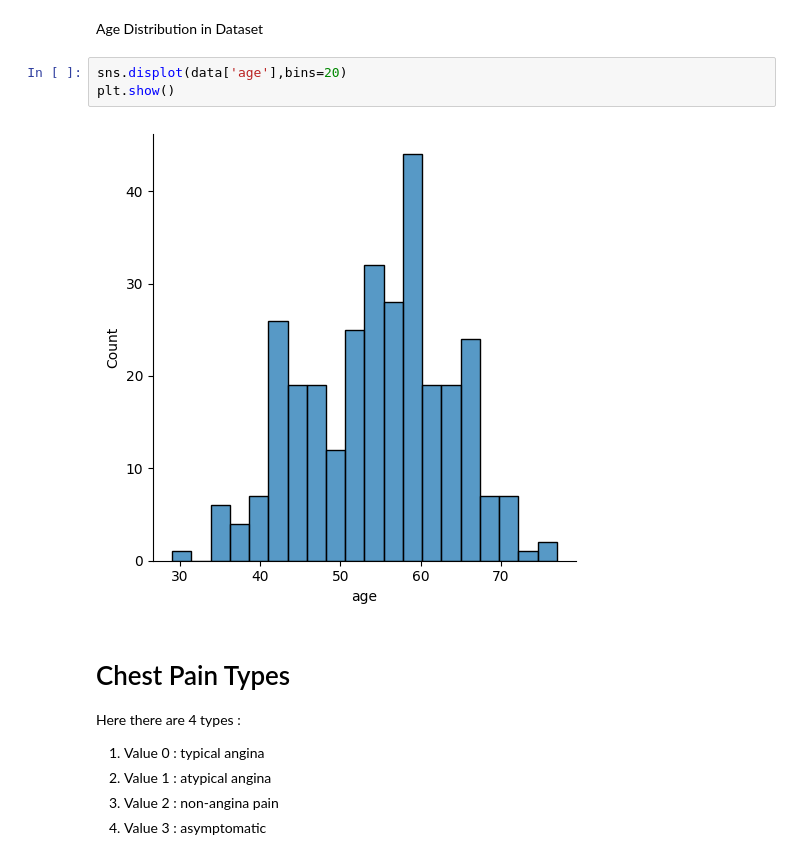
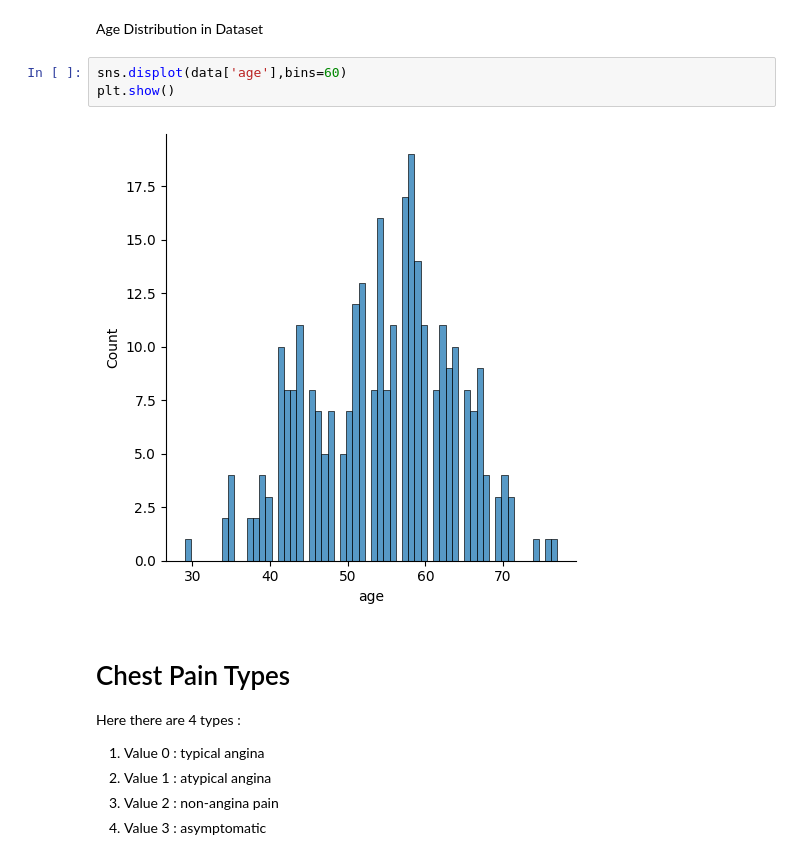
Before and after one commit to Arya-Deep-31/Heart, a Jupyter notebook: Heart_Disease_Analysis.ipynb, the cells around one changed output. Cells and saved outputs as stored; diff of their text form.

```diff
--- a/Heart_Disease_Analysis.ipynb
+++ b/Heart_Disease_Analysis.ipynb
@@ -167,10 +167,10 @@ plt.show()
 # %% [markdown]
 Age Distribution in Dataset
 # %%
-sns.displot(data['age'],bins=20)
+sns.displot(data['age'],bins=60)
 plt.show()
 # %% [output]
-[figure, old version]
+[figure, new version]
 # %% [markdown]
 # Chest Pain Types
 Here there are 4 types :
```
Also changed, not shown: parts of 6 cells of this notebook.
